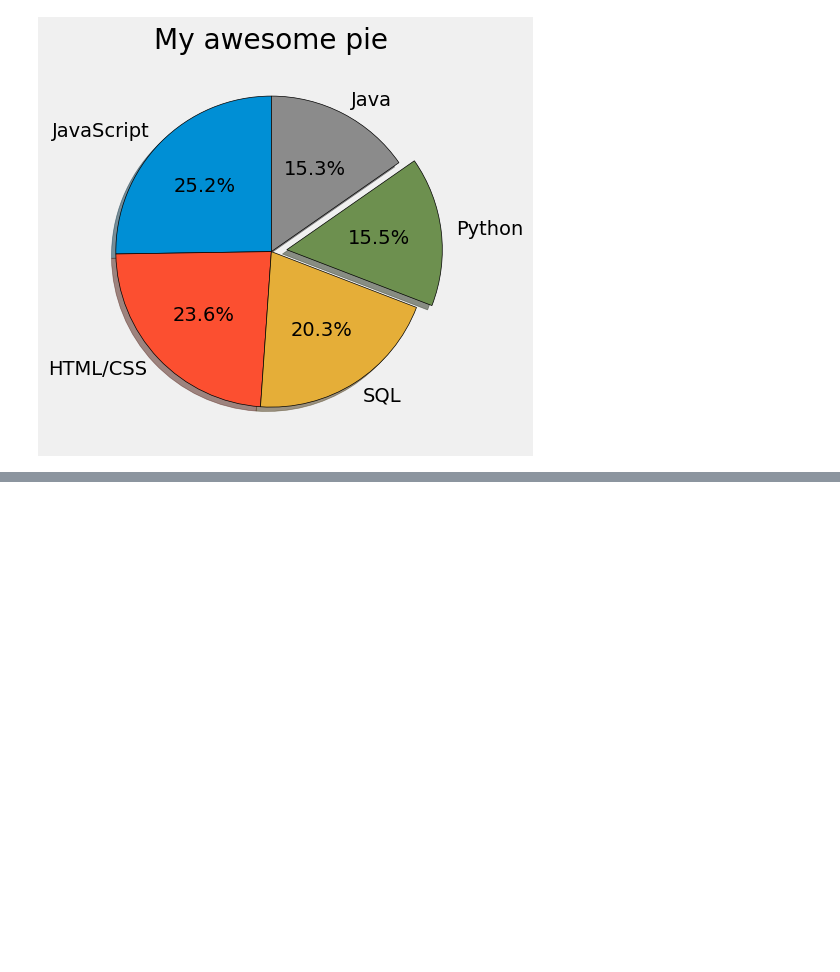
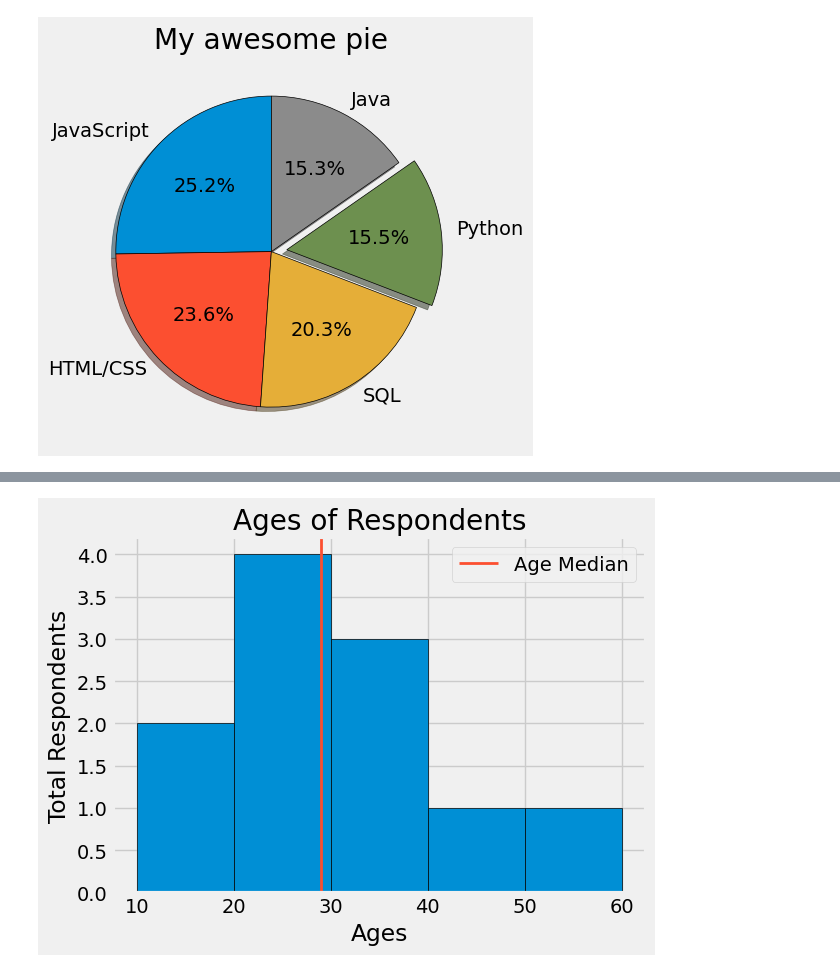
Before and after one commit to sbdrchauhan/python-DS-ML, a Jupyter notebook: 08_matplotlib/code_tryouts.ipynb, the cells around one changed output, grey strips where cells are left out. Drawn from its saved outputs; the diff is of its cells as text; code cells hidden in the pictures; blank space fills up the shorter version.

```diff
--- a/08_matplotlib/code_tryouts.ipynb
+++ b/08_matplotlib/code_tryouts.ipynb
@@ -95,0 +126,32 @@ plt.show()
+# %%
+import pandas as pd
+from matplotlib import pyplot as plt
+
+plt.style.use('fivethirtyeight')
+
+ages = [18, 19, 21, 25, 26, 26, 30, 32, 38, 45, 55]
+bins = [10 , 20, 30, 40, 50, 60]
+
+# if our data was in csv file
+# data = pd.read_csv('data.csv')
+# ids = data['Responder_id']
+# ages = data['Age']
+
+# hist parameters: (log=True) , to plot in log scale
+plt.hist(ages, bins=bins, edgecolor='black')
+
+median_age = 29
+color = '#fc4f30'
+
+# to plot a vertical line to see where some value lies in histogram
+plt.axvline(median_age, color=color, label='Age Median', linewidth=2)
+
+plt.legend()
+
+plt.title('Ages of Respondents')
+plt.xlabel('Ages')
+plt.ylabel('Total Respondents')
+plt.tight_layout()
+plt.show()
+# %% [output]
+[figure, added]
```
Also changed, not shown: parts of 7 cells of this notebook, 7 other files.
